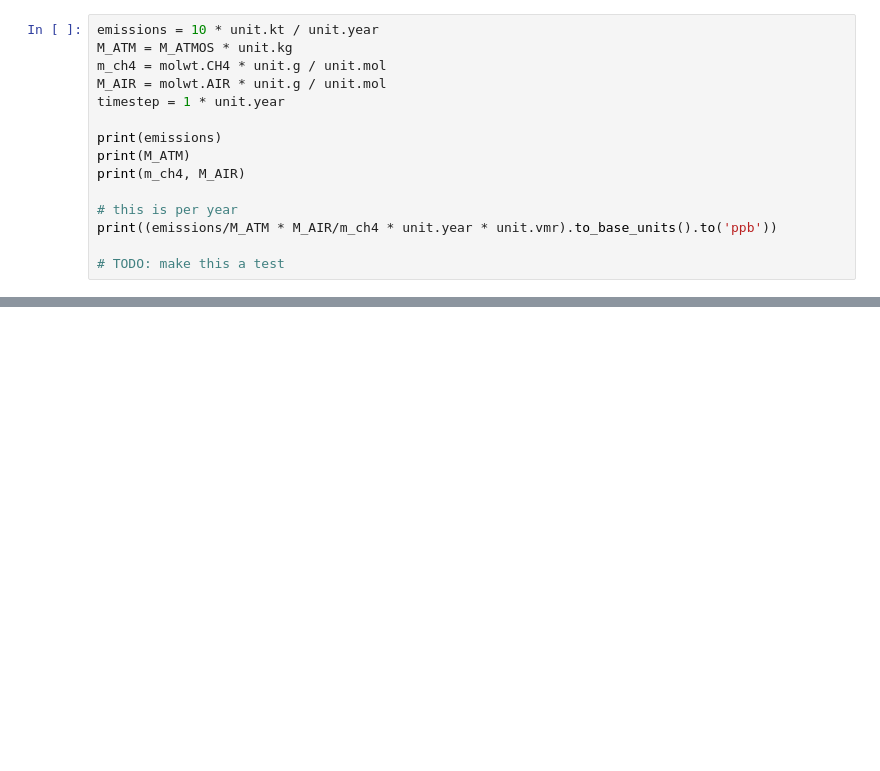
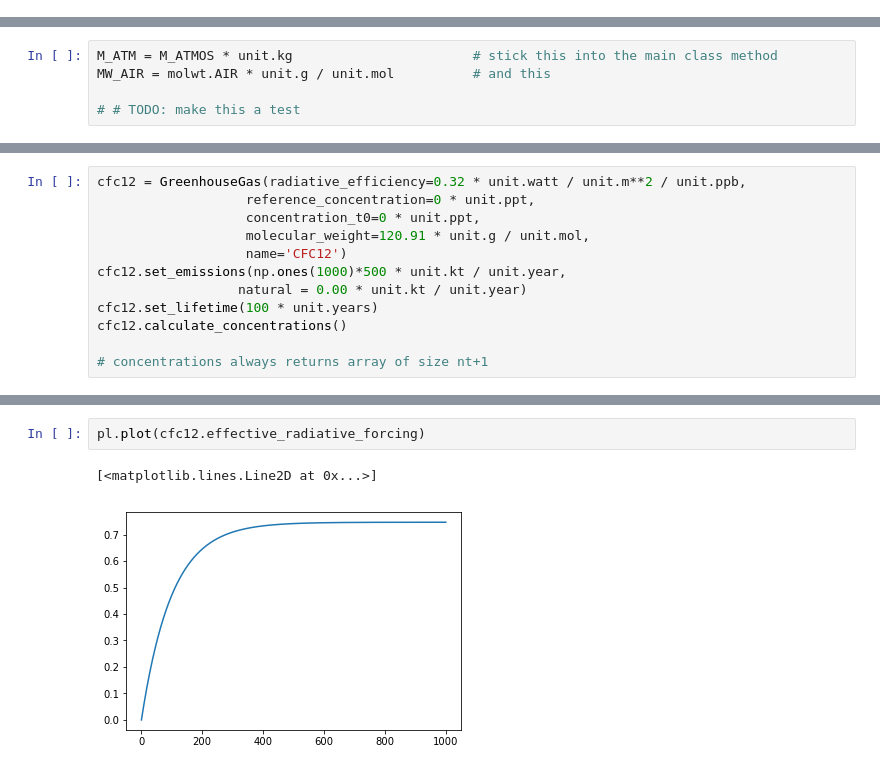
Before and after one commit to JGBroadbent/FAIR, a Jupyter notebook: notebooks/fair2_scribbles.ipynb, the cells around one changed output, grey strips where cells are left out. Cells and saved outputs as stored; diff of their text form; blank space fills up the shorter version.

```diff
--- a/notebooks/fair2_scribbles.ipynb
+++ b/notebooks/fair2_scribbles.ipynb
@@ -39,15 +0,0 @@ True
-# %%
-emissions = 10 * unit.kt / unit.year
-M_ATM = M_ATMOS * unit.kg
-m_ch4 = molwt.CH4 * unit.g / unit.mol
-M_AIR = molwt.AIR * unit.g / unit.mol
-timestep = 1 * unit.year
-
-print(emissions)
-print(M_ATM)
-print(m_ch4, M_AIR)
-
-# this is per year
-print((emissions/M_ATM * M_AIR/m_ch4 * unit.year * unit.vmr).to_base_units().to('ppb'))
-
-# TODO: make this a test
@@ -312,0 +37,5 @@ array([ 272.   ,  272.285,  272.57 ,  272.855,  273.14 ,  273.425,
+# %%
+M_ATM = M_ATMOS * unit.kg                       # stick this into the main class method
+MW_AIR = molwt.AIR * unit.g / unit.mol          # and this
+
+# # TODO: make this a test
@@ -312,0 +171,12 @@ array([ 272.   ,  272.285,  272.57 ,  272.855,  273.14 ,  273.425,
+# %%
+cfc12 = GreenhouseGas(radiative_efficiency=0.32 * unit.watt / unit.m**2 / unit.ppb,
+                   reference_concentration=0 * unit.ppt,
+                   concentration_t0=0 * unit.ppt,
+                   molecular_weight=120.91 * unit.g / unit.mol,
+                   name='CFC12')
+cfc12.set_emissions(np.ones(1000)*500 * unit.kt / unit.year,
+                  natural = 0.00 * unit.kt / unit.year)
+cfc12.set_lifetime(100 * unit.years)
+cfc12.calculate_concentrations()
+
+# concentrations always returns array of size nt+1
@@ -312,0 +258,5 @@ array([ 272.   ,  272.285,  272.57 ,  272.855,  273.14 ,  273.425,
+# %%
+pl.plot(cfc12.effective_radiative_forcing)
+# %% [output]
+[<matplotlib.lines.Line2D at 0x...>]
+[figure, added]
```
Also changed, not shown: parts of 41 cells of this notebook.
